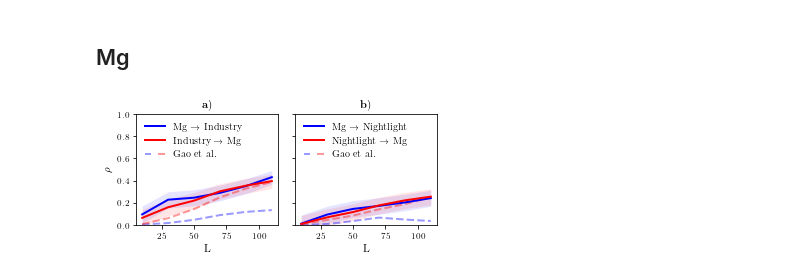
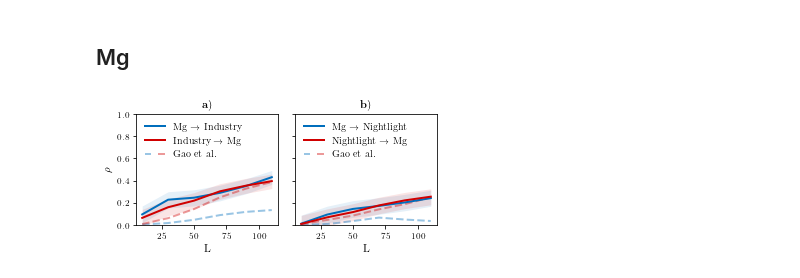
Before and after one commit to KatharinaBracher/GCCM, a Jupyter notebook: code/Pollution.ipynb, the cells around one changed output. Cells and saved outputs as stored; diff of their text form; code cells hidden in the pictures.

```diff
--- a/code/Pollution.ipynb
+++ b/code/Pollution.ipynb
@@ -497,0 +510,9 @@ plt.savefig('plots/pollution/pollution_optE_fix_i_a.pdf', bbox_inches='tight')
+# %%
+# Load the results from file
+# python results
+with open('pollution_results/sampling_Cu/Iresults_sampling.pkl', 'rb') as pickle_file:
+    iresults = pickle.load(pickle_file)
+with open('pollution_results/sampling_Cu/Nresults_sampling.pkl', 'rb') as pickle_file:
+    nresults = pickle.load(pickle_file)
+ix_xmap_y_s, iy_xmap_x_s = get_mean(iresults, lib_sizes)
+nx_xmap_y_s, ny_xmap_x_s = get_mean(nresults, lib_sizes)
@@ -497,0 +563,12 @@ plt.savefig('plots/pollution/pollution_optE_fix_i_a.pdf', bbox_inches='tight')
+# %%
+# Load the results from file
+# python results
+with open('pollution_results/sampling_Cu/Iresults_optE_sampling.pkl', 'rb') as pickle_file:
+    iresults = pickle.load(pickle_file)
+with open('pollution_results/sampling_Cu/Nresults_optE_sampling.pkl', 'rb') as pickle_file:
+    nresults = pickle.load(pickle_file)
+ix_xmap_y_optE_s, iy_xmap_x_optE_s = get_mean(iresults, dims)
+nx_xmap_y_optE_s, ny_xmap_x_optE_s = get_mean(nresults, dims)
+
+i_xy_u_se, i_xy_l_se, i_yx_u_se, i_yx_l_se = get_interval(iresults, dims)
+n_xy_u_se, n_xy_l_se, n_yx_u_se, n_yx_l_se = get_interval(nresults, dims)
@@ -515,40 +742,40 @@ i_xy_u, i_xy_l, i_yx_u, i_yx_l = get_interval(iresults, lib_sizes)
 n_xy_u, n_xy_l, n_yx_u, n_yx_l = get_interval(nresults, lib_sizes)
 # %%
 fig, ax = plt.subplots(1,2, figsize=(5,2.5), sharex=True, sharey=True)
-p1,= ax[0].plot(lib_sizes, list(iresultsrMg['x_xmap_y_means']), '--', c='b', alpha=0.4, lw=2, label='Gao et al.')
-p2,= ax[0].plot(lib_sizes, list(iresultsrMg['y_xmap_x_means']), '--', c='r', alpha=0.4, lw=2)
-p3,= ax[0].plot(lib_sizes, ix_xmap_y_mg,  c='b',  lw=2, label = r'Mg $\rightarrow$ Industry')
-ax[0].fill_between(lib_sizes, i_xy_l, i_xy_u, color='b', alpha=0.1, label='Confidence Interval', lw=0)
-p4,= ax[0].plot(lib_sizes, iy_xmap_x_mg,  c='r',  lw=2, label = r'Industry $\rightarrow$ Mg')
-ax[0].fill_between(lib_sizes, i_yx_l, i_yx_u, color='r', alpha=0.1, label='Confidence Interval', lw=0)
+p1,= ax[0].plot(lib_sizes, list(iresultsrMg['x_xmap_y_means']), '--', c='#006EBC', alpha=0.4, lw=2, label='Gao et al.')
+p2,= ax[0].plot(lib_sizes, list(iresultsrMg['y_xmap_x_means']), '--', c='#D00000', alpha=0.4, lw=2)
+p3,= ax[0].plot(lib_sizes, ix_xmap_y_mg,  c='#006EBC',  lw=2, label = r'Mg $\rightarrow$ Industry')
+ax[0].fill_between(lib_sizes, i_xy_l, i_xy_u, color='#006EBC', alpha=0.1, label='Confidence Interval', lw=0)
+p4,= ax[0].plot(lib_sizes, iy_xmap_x_mg,  c='#D00000',  lw=2, label = r'Industry $\rightarrow$ Mg')
+ax[0].fill_between(lib_sizes, i_yx_l, i_yx_u, color='#D00000', alpha=0.1, label='Confidence Interval', lw=0)
 
 ax[0].set_ylim(0,1)
 ax[0].set_title(r'$\textbf a)$')
 ax[0].set_xlabel('L')
 ax[0].set_ylabel(r'$\rho$')
 legend = ax[0].legend([p3, p4, (p1, p2)], [r'Mg $\rightarrow$ Industry', r'Industry $\rightarrow$ Mg', 'Gao et al.'], scatterpoints=1,
                numpoints=1, markerscale=1., handler_map={tuple: HandlerTuple(ndivide=None, pad=0.7)},
                       loc='upper left', frameon=False)
 for legobj in legend.legendHandles:
     legobj.set_linewidth(2)
 
-p1,= ax[1].plot(lib_sizes, list(nresultsrMg['x_xmap_y_means']), '--', c='b', alpha=0.4, lw=2, label='Gao et al.')
-p2,= ax[1].plot(lib_sizes, list(nresultsrMg['y_xmap_x_means']), '--', c='r', alpha=0.4, lw=2)
-p3,= ax[1].plot(lib_sizes, nx_xmap_y_mg,  c='b',  lw=2, label = r'Mg $\rightarrow$ Nightlight')
-ax[1].fill_between(lib_sizes, n_xy_l, n_xy_u, color='b', alpha=0.1, label='Confidence Interval', lw=0)
-p4,= ax[1].plot(lib_sizes, ny_xmap_x_mg,  c='r',  lw=2, label = r'Nightlight $\rightarrow$ Mg')
-ax[1].fill_between(lib_sizes, n_yx_l, n_yx_u, color='r', alpha=0.1, label='Confidence Interval', lw=0)
+p1,= ax[1].plot(lib_sizes, list(nresultsrMg['x_xmap_y_means']), '--', c='#006EBC', alpha=0.4, lw=2, label='Gao et al.')
+p2,= ax[1].plot(lib_sizes, list(nresultsrMg['y_xmap_x_means']), '--', c='#D00000', alpha=0.4, lw=2)
+p3,= ax[1].plot(lib_sizes, nx_xmap_y_mg,  c='#006EBC',  lw=2, label = r'Mg $\rightarrow$ Nightlight')
+ax[1].fill_between(lib_sizes, n_xy_l, n_xy_u, color='#006EBC', alpha=0.1, label='Confidence Interval', lw=0)
+p4,= ax[1].plot(lib_sizes, ny_xmap_x_mg,  c='#D00000',  lw=2, label = r'Nightlight $\rightarrow$ Mg')
+ax[1].fill_between(lib_sizes, n_yx_l, n_yx_u, color='#D00000', alpha=0.1, label='Confidence Interval', lw=0)
 
 ax[1].set_ylim(0,1)
 ax[1].set_title(r'$\textbf b)$')
 ax[1].set_xlabel('L')
 legend = ax[1].legend([p3, p4, (p1, p2)], [r'Mg $\rightarrow$ Nightlight', r'Nightlight $\rightarrow$ Mg', 'Gao et al.'], scatterpoints=1,
                numpoints=1, markerscale=1., handler_map={tuple: HandlerTuple(ndivide=None, pad=0.7)},
                       loc='upper left', frameon=False)
 for legobj in legend.legendHandles:
     legobj.set_linewidth(2)
 
 plt.tight_layout()
 plt.savefig('plots/pollution/GCCM_Mg_fix_i_a.pdf', bbox_inches='tight')
 # %% [output]
-[figure, old version]
+[figure, new version]
```
Also changed, not shown: parts of 14 cells of this notebook, 21 other files.
